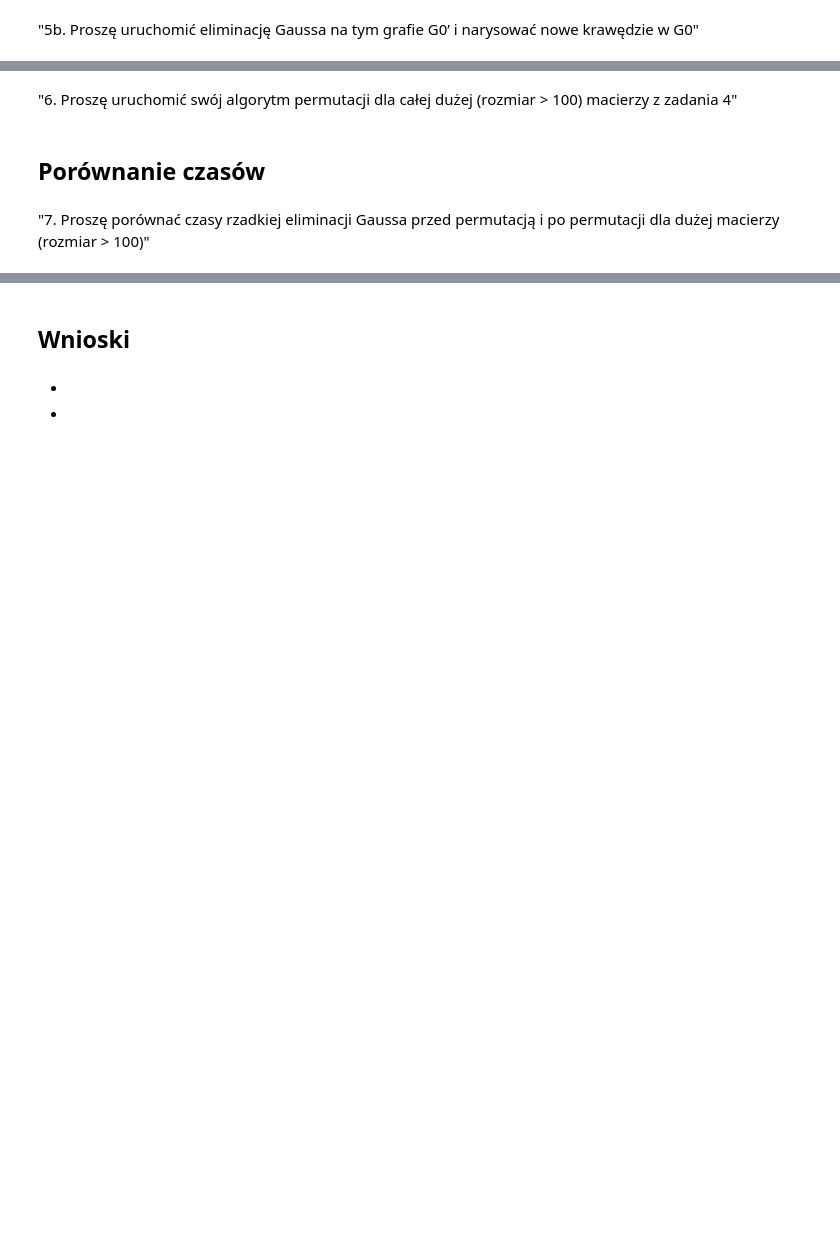
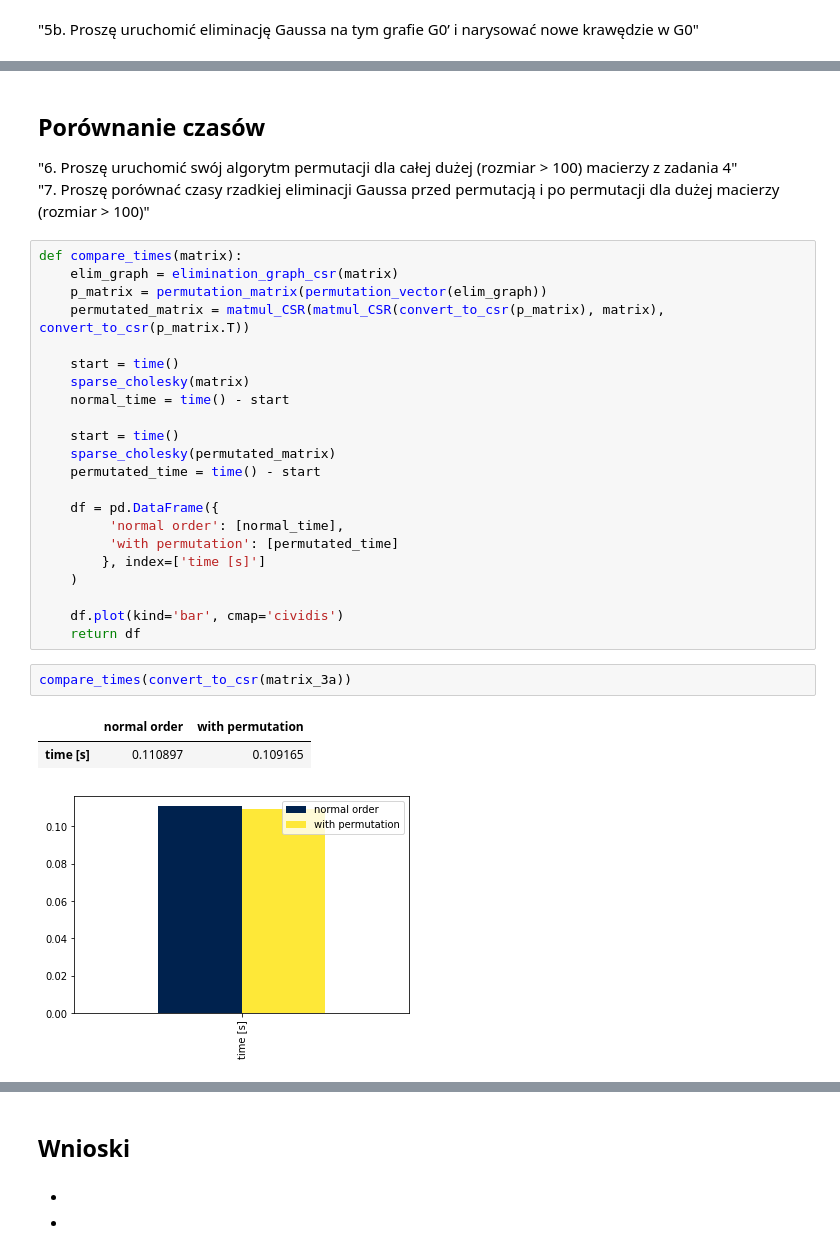
Before and after one commit to mhawryluk/matrix-algorithms, a Jupyter notebook: lab5/lab5.ipynb, the cells around one changed output, grey strips where cells are left out. Drawn from its saved outputs; the diff is of its cells as text; blank space fills up the shorter version.

```diff
--- a/lab5/lab5.ipynb
+++ b/lab5/lab5.ipynb
@@ -614,8 +179,34 @@ P * A * P.T
-# %% [markdown]
-"6. Proszę uruchomić swój algorytm permutacji dla całej dużej (rozmiar > 100)
-macierzy z zadania 4"
 # %% [markdown]
 ## Porównanie czasów
+"6. Proszę uruchomić swój algorytm permutacji dla całej dużej (rozmiar > 100)
+macierzy z zadania 4" <br>
+"7. Proszę porównać czasy rzadkiej eliminacji Gaussa przed permutacją i po
+permutacji dla dużej macierzy (rozmiar > 100)"
-# %% [markdown]
-"7. Proszę porównać czasy rzadkiej eliminacji Gaussa przed permutacją i po
-permutacji dla dużej macierzy (rozmiar > 100)"
+# %%
+def compare_times(matrix):
+    elim_graph = elimination_graph_csr(matrix)
+    p_matrix = permutation_matrix(permutation_vector(elim_graph))
+    permutated_matrix = matmul_CSR(matmul_CSR(convert_to_csr(p_matrix), matrix), convert_to_csr(p_matrix.T))
+
+    start = time()
+    sparse_cholesky(matrix)
+    normal_time = time() - start
+
+    start = time()
+    sparse_cholesky(permutated_matrix)
+    permutated_time = time() - start
+
+    df = pd.DataFrame({
+         'normal order': [normal_time],
+         'with permutation': [permutated_time]
+        }, index=['time [s]']
+    )
+
+    df.plot(kind='bar', cmap='cividis')
+    return df
+# %%
+compare_times(convert_to_csr(matrix_3a))
+# %% [output]
+|  | normal order | with permutation |
+| time [s] | 0.110897 | 0.109165 |
+[figure, added]
```
Also changed, not shown: parts of 19 cells of this notebook, 2 other files.
